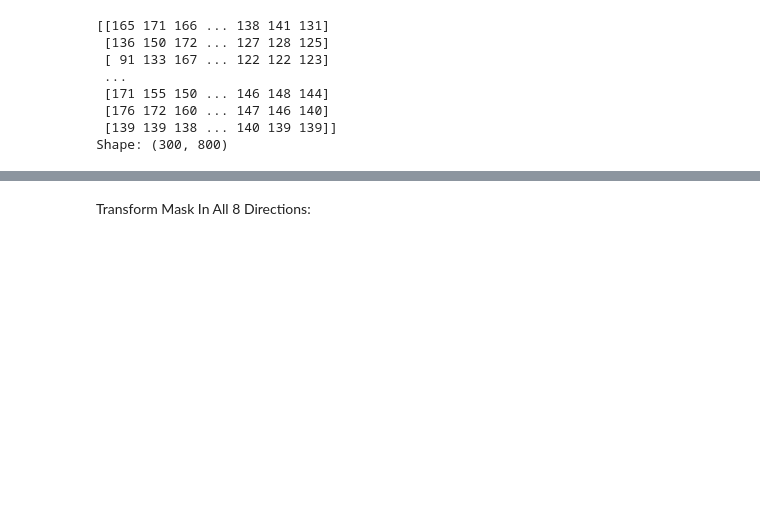
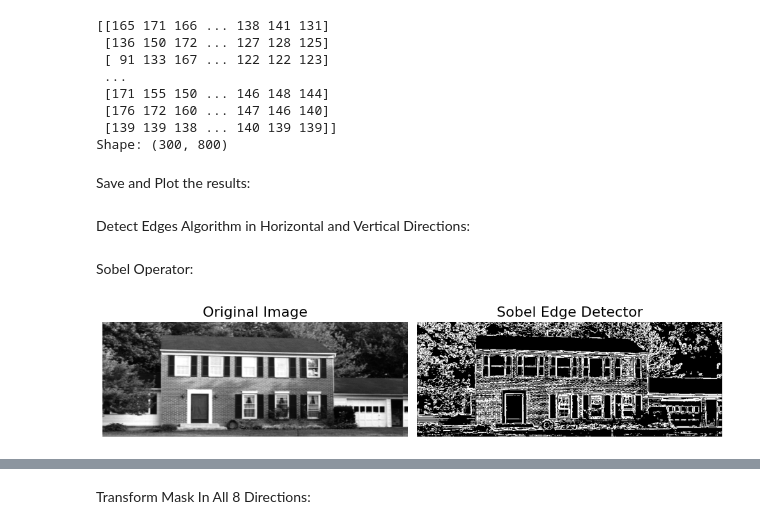
Before and after one commit to SamaMostafa03/Image_Processing_Algo, a Jupyter notebook: Edge-Detector/edges.ipynb, the cells around one changed output, grey strips where cells are left out. Drawn from its saved outputs; the diff is of its cells as text; code cells hidden in the pictures; blank space fills up the shorter version.

```diff
--- a/Edge-Detector/edges.ipynb
+++ b/Edge-Detector/edges.ipynb
@@ -19,3 +21,5 @@ print(f"Shape: {image_array.shape}")  #(height, width)
  [176 172 160 ... 147 146 140]
  [139 139 138 ... 140 139 139]]
 Shape: (300, 800)
+# %% [markdown]
+Save and Plot the results:
@@ -21,0 +42,2 @@ Shape: (300, 800)
+# %% [markdown]
+Detect Edges Algorithm in Horizontal and Vertical Directions:
@@ -21,0 +77,23 @@ Shape: (300, 800)
+# %% [markdown]
+Sobel Operator:
+# %%
+sobel_2_directions_mask = []
+
+sobel_horizontal_mask = np.array([
+    [-1, 0, 1],
+    [-2, 0, 2],
+    [-1, 0, 1]
+])
+sobel_vertical_mask = np.array([
+    [1,  2,  1],
+    [0,  0,  0],
+    [-1, -2, -1]
+])
+sobel_2_directions_mask.append(sobel_horizontal_mask)
+sobel_2_directions_mask.append(sobel_vertical_mask)
+
+sobel_array = detect_edges_in_2_directions(sobel_2_directions_mask,image_array)
+
+show_results(output_array=sobel_array, output_image_name="Sobel")
+# %% [output]
+[figure, added]
```
Also changed, not shown: parts of 20 cells of this notebook, 6 other files.
